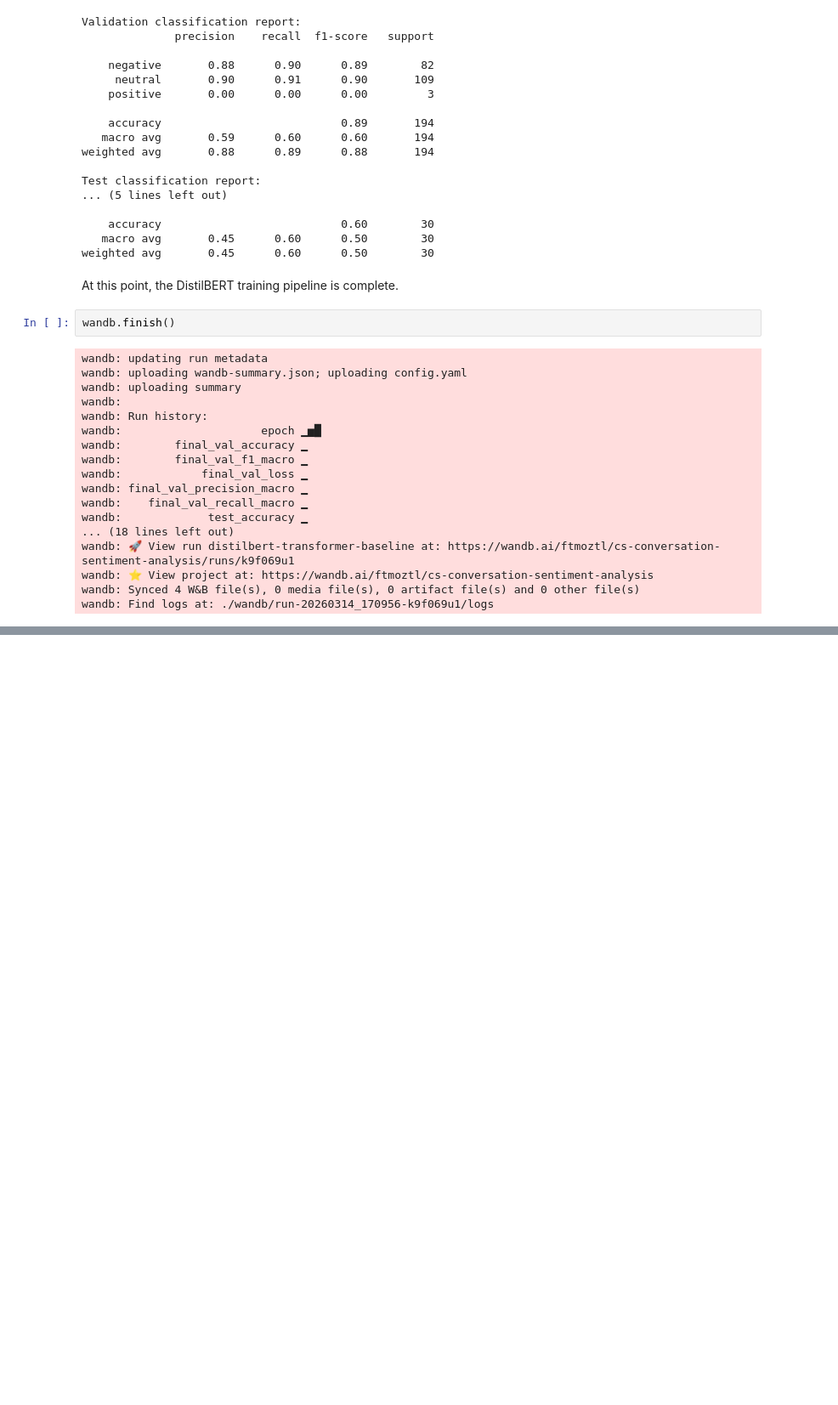
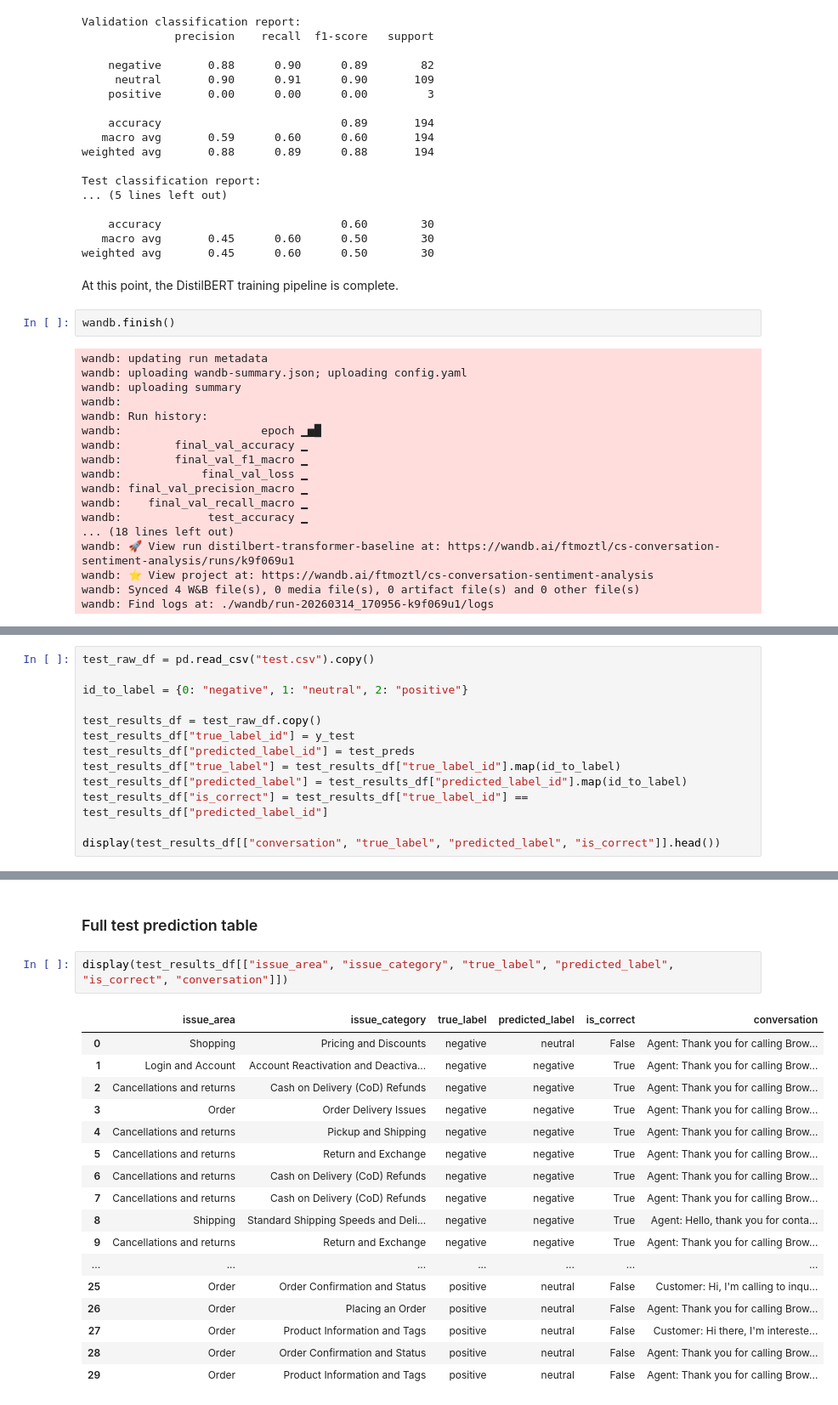
Before and after one commit to ftmoztl/cs-conversation-sentiment-analysis, a Jupyter notebook: analysis/model-transformer.ipynb, the cells around one changed output, grey strips where cells are left out. Shown at 85% size. Cells and saved outputs as stored; diff of their text form; blank space fills up the shorter version.

Commit message:
Add section to analyze the prediction results with real test samples

```diff
--- a/analysis/model-transformer.ipynb
+++ b/analysis/model-transformer.ipynb
@@ -604,0 +609,13 @@ wandb: Find logs at: ./wandb/run-20260314_170956-k9f069u1/logs
+# %%
+test_raw_df = pd.read_csv("test.csv").copy()
+
+id_to_label = {0: "negative", 1: "neutral", 2: "positive"}
+
+test_results_df = test_raw_df.copy()
+test_results_df["true_label_id"] = y_test
+test_results_df["predicted_label_id"] = test_preds
+test_results_df["true_label"] = test_results_df["true_label_id"].map(id_to_label)
+test_results_df["predicted_label"] = test_results_df["predicted_label_id"].map(id_to_label)
+test_results_df["is_correct"] = test_results_df["true_label_id"] == test_results_df["predicted_label_id"]
+
+display(test_results_df[["conversation", "true_label", "predicted_label", "is_correct"]].head())
@@ -604,0 +629,22 @@ wandb: Find logs at: ./wandb/run-20260314_170956-k9f069u1/logs
+# %% [markdown]
+### Full test prediction table
+# %%
+display(test_results_df[["issue_area", "issue_category", "true_label", "predicted_label", "is_correct", "conversation"]])
+# %% [output]
+|  | issue_area | issue_category | true_label | predicted_label | is_correct | conversation |
+| 0 | Shopping | Pricing and Discounts | negative | neutral | False | Agent: Thank you for calling Brow... |
+| 1 | Login and Account | Account Reactivation and Deactiva... | negative | negative | True | Agent: Thank you for calling Brow... |
+| 2 | Cancellations and returns | Cash on Delivery (CoD) Refunds | negative | negative | True | Agent: Thank you for calling Brow... |
+| 3 | Order | Order Delivery Issues | negative | negative | True | Agent: Thank you for calling Brow... |
+| 4 | Cancellations and returns | Pickup and Shipping | negative | negative | True | Agent: Thank you for calling Brow... |
+| 5 | Cancellations and returns | Return and Exchange | negative | negative | True | Agent: Thank you for calling Brow... |
+| 6 | Cancellations and returns | Cash on Delivery (CoD) Refunds | negative | negative | True | Agent: Thank you for calling Brow... |
+| 7 | Cancellations and returns | Cash on Delivery (CoD) Refunds | negative | negative | True | Agent: Thank you for calling Brow... |
+| 8 | Shipping | Standard Shipping Speeds and Deli... | negative | negative | True | Agent: Hello, thank you for conta... |
+| 9 | Cancellations and returns | Return and Exchange | negative | negative | True | Agent: Thank you for calling Brow... |
+| ... | ... | ... | ... | ... | ... | ... |
+| 25 | Order | Order Confirmation and Status | positive | neutral | False | Customer: Hi, I'm calling to inqu... |
+| 26 | Order | Placing an Order | positive | neutral | False | Agent: Thank you for calling Brow... |
+| 27 | Order | Product Information and Tags | positive | neutral | False | Customer: Hi there, I'm intereste... |
+| 28 | Order | Order Confirmation and Status | positive | neutral | False | Agent: Thank you for calling Brow... |
+| 29 | Order | Product Information and Tags | positive | neutral | False | Agent: Thank you for calling Brow... |
```
Also changed, not shown: parts of 11 cells of this notebook.
